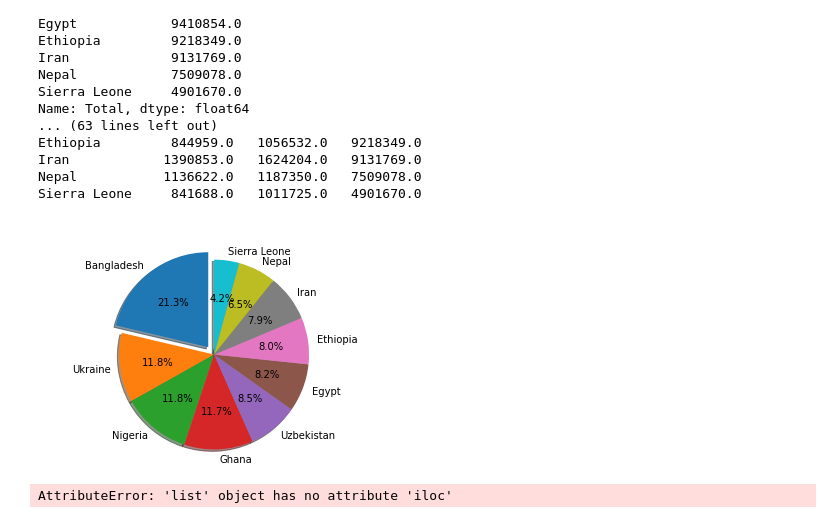
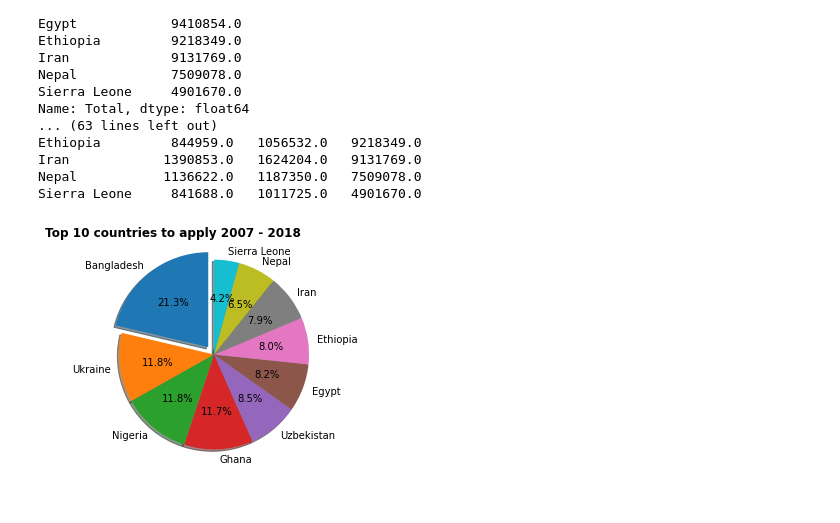
Before and after one commit to grazgute/20211109VSCPYTB2B, a Jupyter notebook: project_usa_visas.ipynb, the cells around one changed output. Cells and saved outputs as stored; diff of their text form; code cells hidden in the pictures.

```diff
--- a/project_usa_visas.ipynb
+++ b/project_usa_visas.ipynb
@@ -239,41 +232,18 @@ Sierra Leone     841688.0   1011725.0   4901670.0
 # %%
 # Top 10 countries where the most people participated in the lottery-- pie chart
 
 labels = 'Bangladesh', 'Ukraine', 'Nigeria', 'Ghana', 'Uzbekistan', 'Egypt', 'Ethiopia', 'Iran','Nepal', 'Sierra Leone'
 sizes = [24614711, 13650654, 13569048, 13543810,9859403,9410854, 9218349, 9131769, 7509078, 4901670]
 explode = (0.1, 0, 0, 0, 0,0,0,0,0,0)
 
 fig1, ax1 = plt.subplots()
+fig1.patch.set_facecolor('white')
 ax1.pie(sizes, explode=explode, labels=labels, autopct='%1.1f%%',
         shadow=True, startangle=90)
 ax1.axis('equal')  # Equal aspect ratio ensures that pie is drawn as a circle.
 
-ax1.set_title("Top 10 countries 2007 - 2018", size=12, weight="bold", loc="left", color='white')
+ax1.set_title("Top 10 countries to apply 2007 - 2018", size=12, weight="bold", loc="left")
 
 plt.show()
 # %% [output]
-[figure, old version]
+[figure, new version]
-# %%
-#How many entrants and visas received was in Lithuania and Baltics
-
-visas = df.groupby('Foreign State')['2008_visas','2009_visas', '2010_visas', '2011_visas',
-                '2012_visas', '2013_visas', '2014_visas', '2015_visas',
-                '2016_visas', '2017_visas'].sum()
-
-totalentries['Total']= totalentries.iloc[:,[0,1,2,3,4,5,6,7,8,9]].sum(axis=1)
-visas['Total'] = visas.iloc[:,[0,1,2,3,4,5,6,7,8,9]].sum(axis=1)
-
-
-#Lithuania
-LTentries = totalentries.filter(like='Lithuania', axis=0)
-LTvisas = visas.filter(like='Lithuania', axis=0)
-#Latvia
-LVentries = totalentries.filter(like='Latvia', axis=0)
-LVvisas = visas.filter(like='Latvia', axis=0)
-# print(LVvisas)
-
-#Estonia
-EEentries = totalentries.filter(like='Estonia', axis=0)
-EEvisas = visas.filter(like='Estonia', axis=0)
-# %% [output]
-AttributeError: 'list' object has no attribute 'iloc'
```
Also changed, not shown: parts of 6 cells of this notebook.
